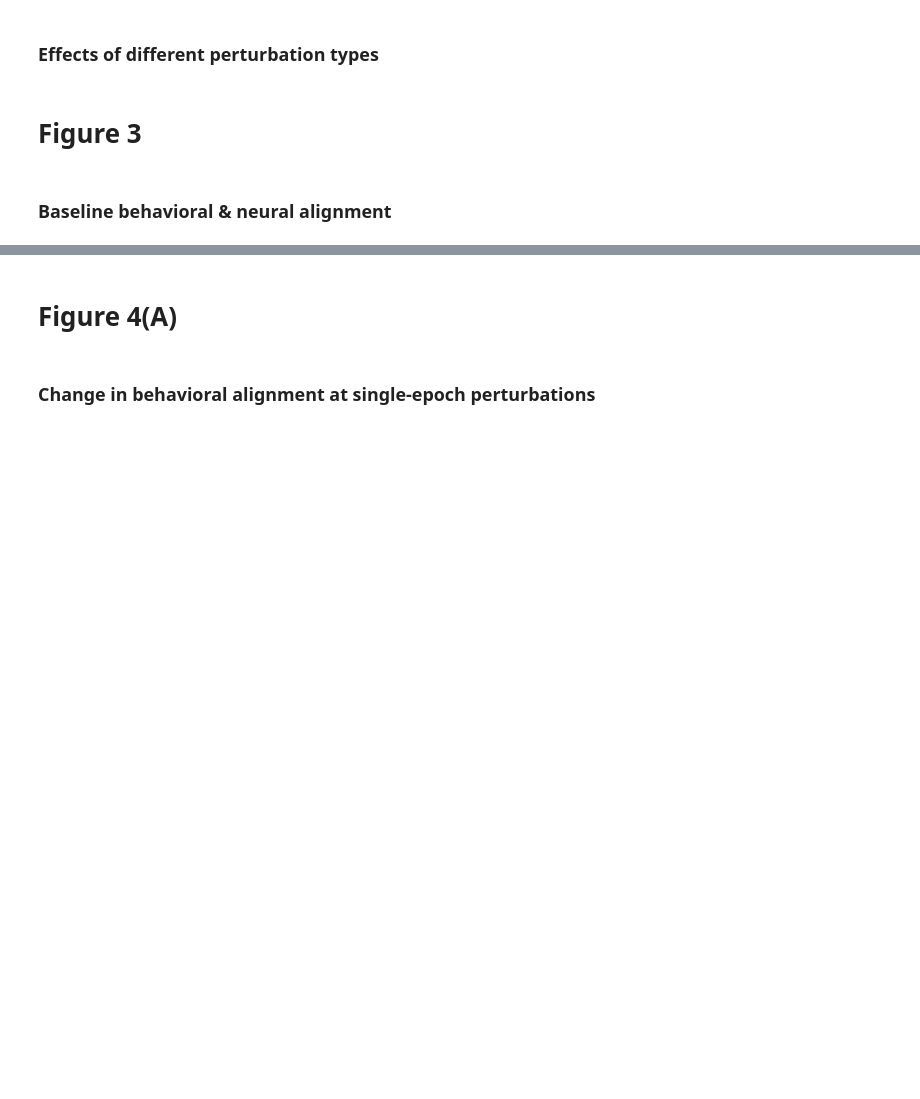
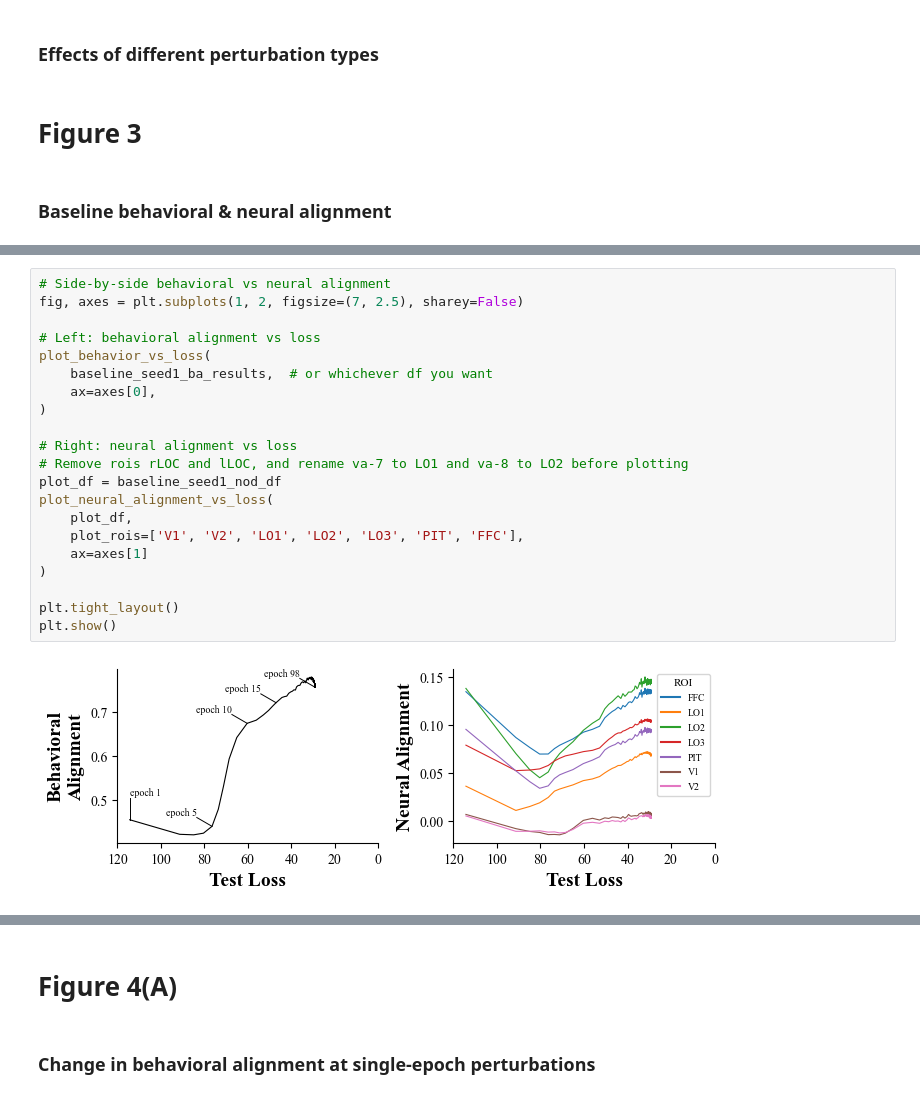
Before and after one commit to marrenj/cvpr_perturbations, a Jupyter notebook: notebooks/figures/all_figures.ipynb, the cells around one changed output, grey strips where cells are left out. Saved outputs shown, nothing was run; the diff lists cells and outputs as text; blank space fills up the shorter version.

```diff
--- a/notebooks/figures/all_figures.ipynb
+++ b/notebooks/figures/all_figures.ipynb
@@ -997 +1516,24 @@ def plot_single_epoch_delta_neural_alignment(
+# %%
+# Side-by-side behavioral vs neural alignment
+fig, axes = plt.subplots(1, 2, figsize=(7, 2.5), sharey=False)
+
+# Left: behavioral alignment vs loss
+plot_behavior_vs_loss(
+    baseline_seed1_ba_results,  # or whichever df you want
+    ax=axes[0],
+)
+
+# Right: neural alignment vs loss
+# Remove rois rLOC and lLOC, and rename va-7 to LO1 and va-8 to LO2 before plotting
+plot_df = baseline_seed1_nod_df
+plot_neural_alignment_vs_loss(
+    plot_df,
+    plot_rois=['V1', 'V2', 'LO1', 'LO2', 'LO3', 'PIT', 'FFC'],
+    ax=axes[1]
+)
+
+plt.tight_layout()
+plt.show()
+# %% [output]
+[figure, added]
 # %%
```
Also changed, not shown: parts of 47 cells of this notebook, 12 other files.
